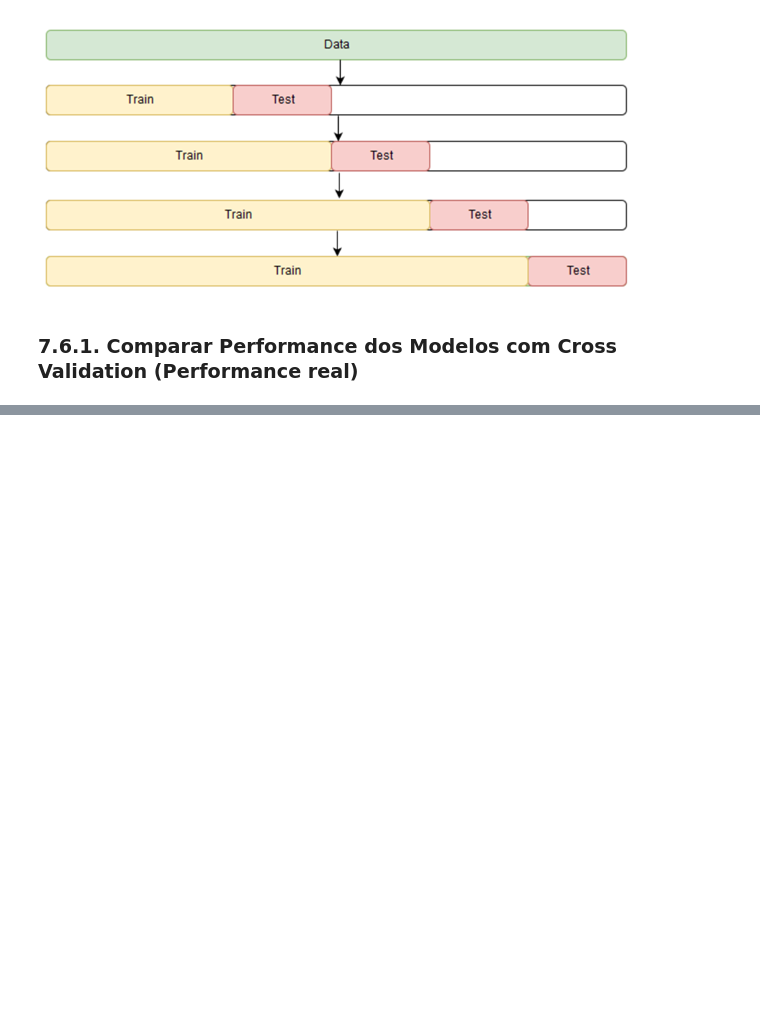
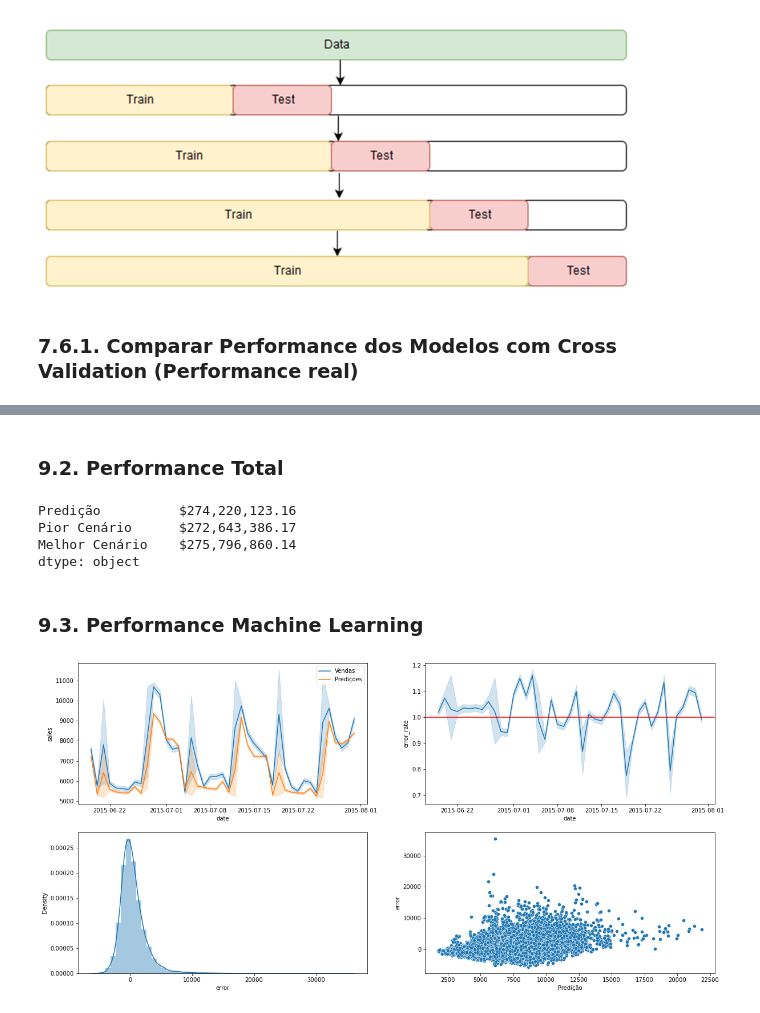
Before and after one commit to joaocortezi/Rossman, a Jupyter notebook: Data.ipynb, the cells around one changed output, grey strips where cells are left out. Saved outputs shown, nothing was run; the diff lists cells and outputs as text; code cells hidden in the pictures; blank space fills up the shorter version.

```diff
--- a/Data.ipynb
+++ b/Data.ipynb
@@ -1313,0 +1426,30 @@ modelling_result_cv.sort_values("RMSE Cross-Validation")
+# %% [markdown]
+### 9.2. Performance Total
+# %%
+df9_pred_compare[["Predição", "Pior Cenário", "Melhor Cenário"]].sum().map("${:,.2f}".format)
+# %% [output]
+Predição          $274,220,123.16
+Pior Cenário      $272,643,386.17
+Melhor Cenário    $275,796,860.14
+dtype: object
+# %% [markdown]
+### 9.3. Performance Machine Learning
+# %%
+df9["error"] = df9["sales"] -  df9["Predição"]
+df9["error_rate"] =  df9["Predição"] / df9["sales"]
+# %%
+plt.subplot (2, 2, 1) # 6 semanas de teste, sombra prediões de todas as lojas
+sns.lineplot(x="date", y="sales", data=df9, label="Vendas");
+sns.lineplot(x="date", y="Predição", data=df9, label="Predições");
+
+plt.subplot (2, 2, 2) #porcentagem das predições relacionadas as vendas, modelo perfeito seria =1, menor que 1 é predição menor que as vendas, acima do 1 predição maior que a vendas
+sns.lineplot(x="date", y="error_rate", data=df9,);
+plt.axhline(1, linestyle = "-", color = "red")
+
+plt.subplot (2, 2, 3) #distribuição do erro proxima da normal
+sns.distplot(df9["error"]);
+
+plt.subplot (2, 2, 4) #predições em relação ao erro (resíduo)
+sns.scatterplot(x= "Predição", y="error", data=df9);
+# %% [output]
+[figure, added]
```
Also changed, not shown: parts of 14 cells of this notebook, 1 other file.
